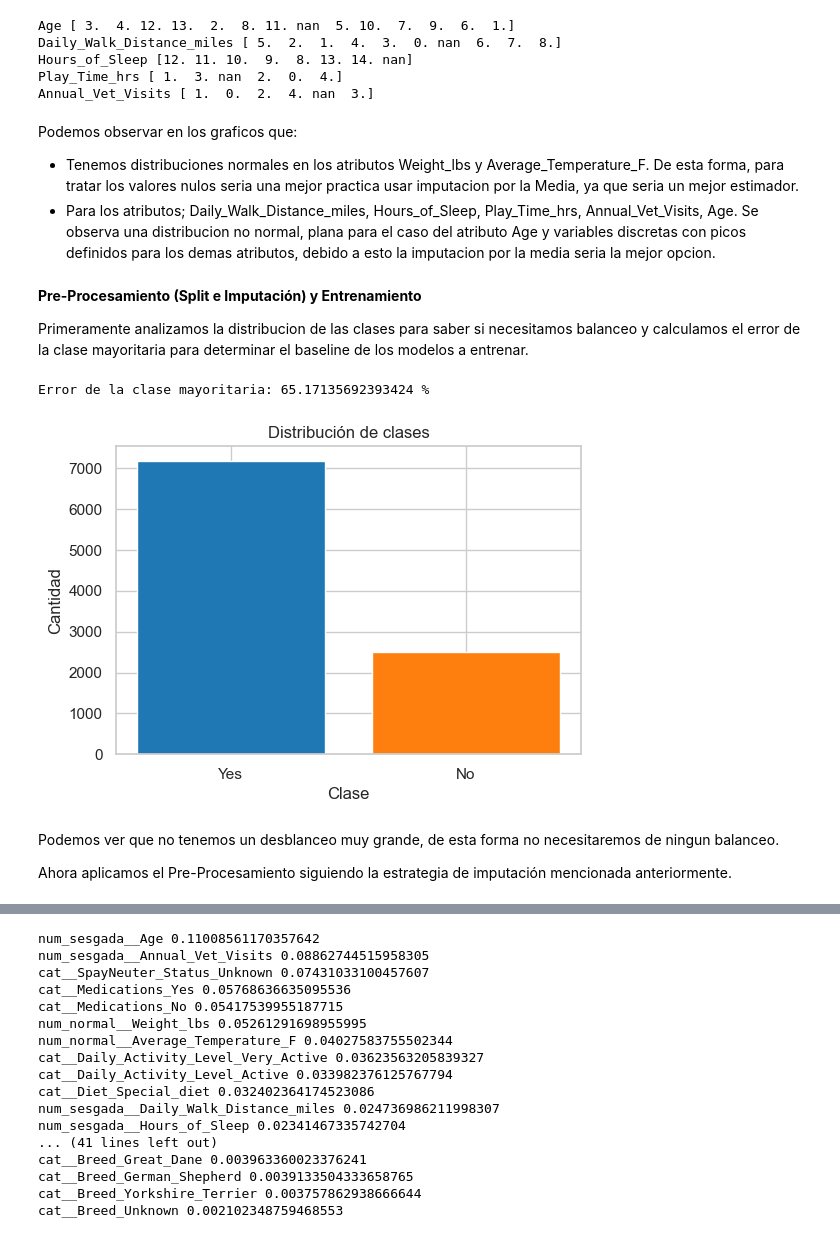
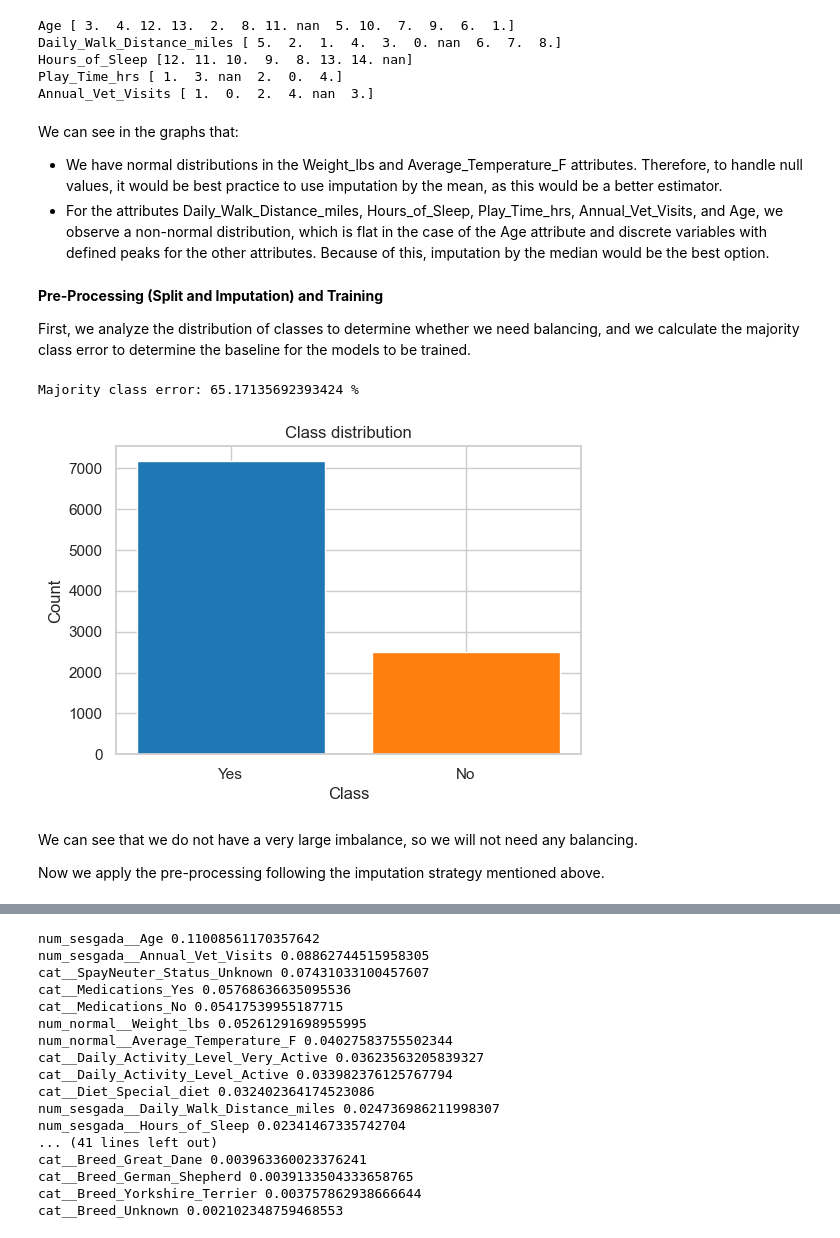
Before and after one commit to baframirez/Prediction-Dog-Breed-Health, a Jupyter notebook: Code.ipynb, the cells around one changed output, grey strips where cells are left out. Saved outputs shown, nothing was run; the diff lists cells and outputs as text; code cells hidden in the pictures.

```diff
--- a/Code.ipynb
+++ b/Code.ipynb
@@ -333,38 +339,38 @@ Hours_of_Sleep [12. 11. 10.  9.  8. 13. 14. nan]
 Play_Time_hrs [ 1.  3. nan  2.  0.  4.]
 Annual_Vet_Visits [ 1.  0.  2.  4. nan  3.]
 # %% [markdown]
-Podemos observar en los graficos que:
+We can see in the graphs that:
 
-- Tenemos distribuciones normales en los atributos Weight_lbs y Average_Temperature_F. De esta forma, para tratar los valores nulos seria una mejor practica usar imputacion por la Media, ya que seria un mejor estimador.
-- Para los atributos; Daily_Walk_Distance_miles, Hours_of_Sleep, Play_Time_hrs, Annual_Vet_Visits, Age. Se observa una distribucion no normal, plana para el caso del atributo Age y variables discretas con picos definidos para los demas atributos, debido a esto la imputacion por la media seria la mejor opcion.
+- We have normal distributions in the Weight_lbs and Average_Temperature_F attributes. Therefore, to handle null values, it would be best practice to use imputation by the mean, as this would be a better estimator.
+- For the attributes Daily_Walk_Distance_miles, Hours_of_Sleep, Play_Time_hrs, Annual_Vet_Visits, and Age, we observe a non-normal distribution, which is flat in the case of the Age attribute and discrete variables with defined peaks for the other attributes. Because of this, imputation by the median would be the best option.
 # %% [markdown]
-**Pre-Procesamiento (Split e Imputación) y Entrenamiento**
+**Pre-Processing (Split and Imputation) and Training**
 
-Primeramente analizamos la distribucion de las clases para saber si necesitamos balanceo y calculamos el error de la clase mayoritaria para determinar el baseline de los modelos a entrenar.
+First, we analyze the distribution of classes to determine whether we need balancing, and we calculate the majority class error to determine the baseline for the models to be trained.
-# %%
-# Analizamos el error de la clase minoritaria
-
-Yes_class = df['Healthy'].value_counts().iloc[0]
-No_class = df['Healthy'].value_counts().iloc[1]
-
-error_class = 1 - (No_class/Yes_class)
-print('Error de la clase mayoritaria:', error_class*100, "%")
-
-# Colores solicitados
-colores = ['#1f77b4', '#ff7f0e']
-
-# Gráfico de la distribucion de clases
-plt.figure(figsize=(6,4))
-plt.bar(conteo.index, conteo.values, color=colores)
-
-plt.xlabel('Clase')
-plt.ylabel('Cantidad')
-plt.title('Distribución de clases')
-plt.show()
-# %% [output]
-Error de la clase mayoritaria: 65.17135692393424 %
-[figure, removed]
+# %%
+# Analyze the error of the minority class
+
+Yes_class = df['Healthy'].value_counts().iloc[0]
+No_class = df['Healthy'].value_counts().iloc[1]
+
+error_class = 1 - (No_class/Yes_class)
+print('Majority class error:', error_class*100, "%")
+
+# Requested colors
+colores = ['#1f77b4', '#ff7f0e']
+
+# Class distribution plot
+plt.figure(figsize=(6,4))
+plt.bar(conteo.index, conteo.values, color=colores)
+
+plt.xlabel('Class')
+plt.ylabel('Count')
+plt.title('Class distribution')
+plt.show()
+# %% [output]
+Majority class error: 65.17135692393424 %
+[figure, added]
 # %% [markdown]
-Podemos ver que no tenemos un desblanceo muy grande, de esta forma no necesitaremos de ningun balanceo.
+We can see that we do not have a very large imbalance, so we will not need any balancing.
 
-Ahora aplicamos el Pre-Procesamiento siguiendo la estrategia de imputación mencionada anteriormente.
+Now we apply the pre-processing following the imputation strategy mentioned above.
```
Also changed, not shown: parts of 46 cells of this notebook.
